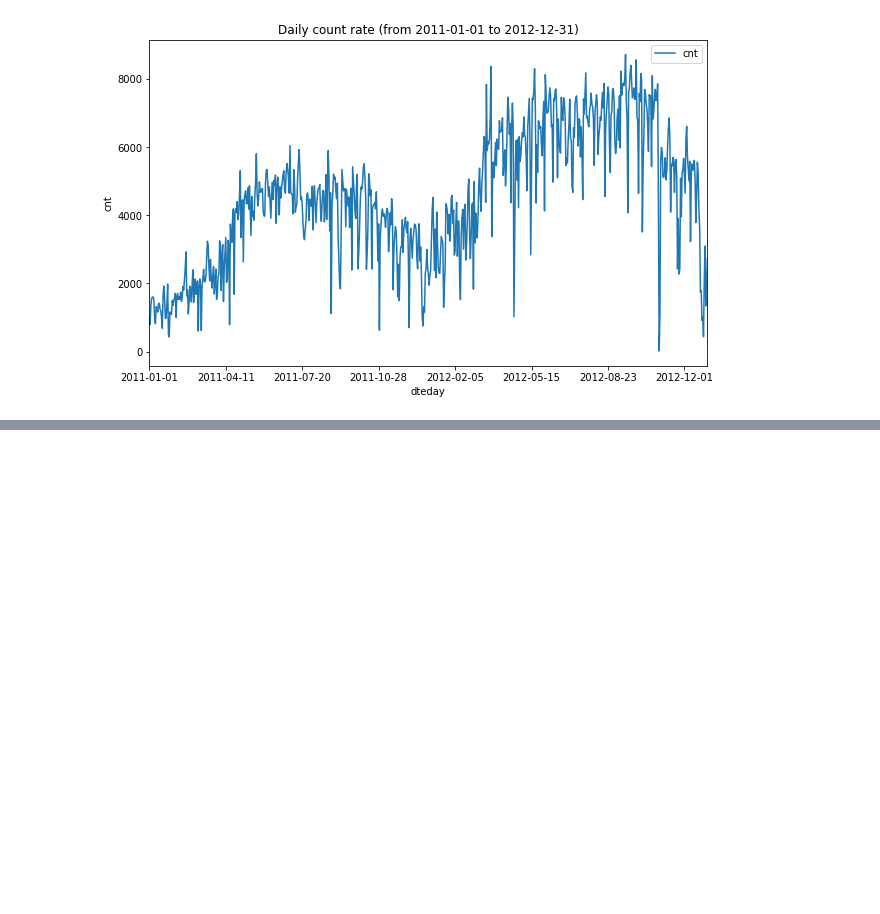
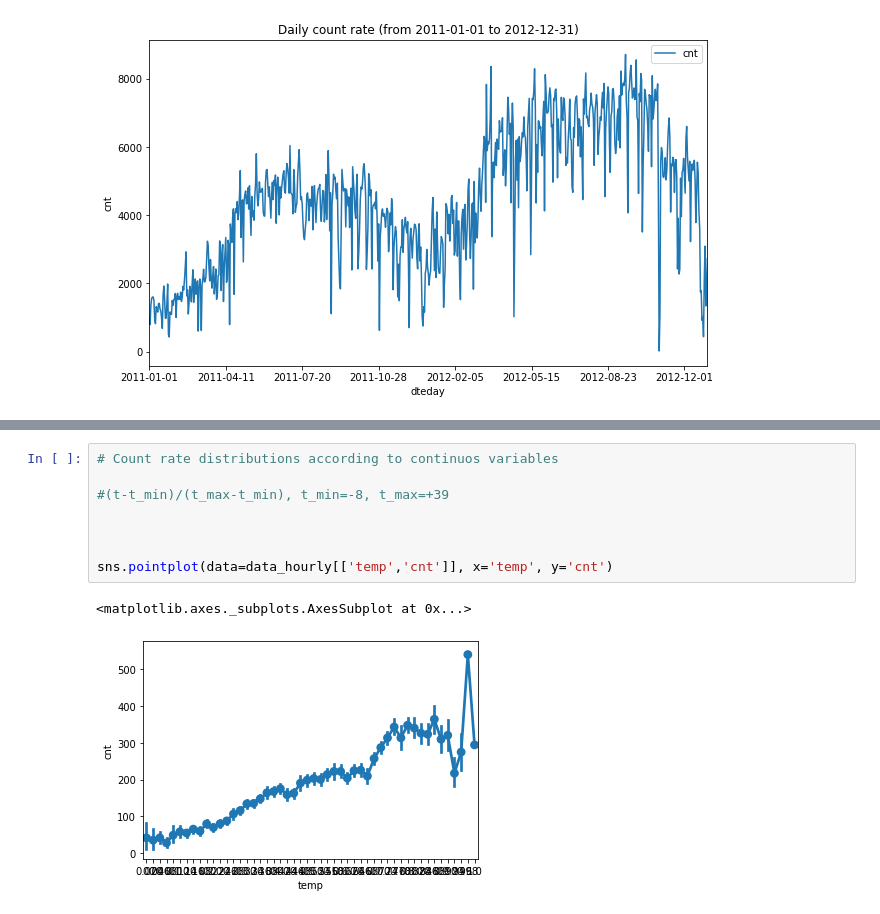
Before and after one commit to amurrone/BikeSharing, a Jupyter notebook: inspect_data.ipynb, the cells around one changed output, grey strips where cells are left out. Cells and saved outputs as stored; diff of their text form; blank space fills up the shorter version.

```diff
--- a/inspect_data.ipynb
+++ b/inspect_data.ipynb
@@ -159,0 +197,11 @@ plt.show()
+# %%
+# Count rate distributions according to continuos variables
+
+#(t-t_min)/(t_max-t_min), t_min=-8, t_max=+39
+
+
+
+sns.pointplot(data=data_hourly[['temp','cnt']], x='temp', y='cnt')
+# %% [output]
+<matplotlib.axes._subplots.AxesSubplot at 0x...>
+[figure, added]
```
Also changed, not shown: parts of 2 cells of this notebook.
